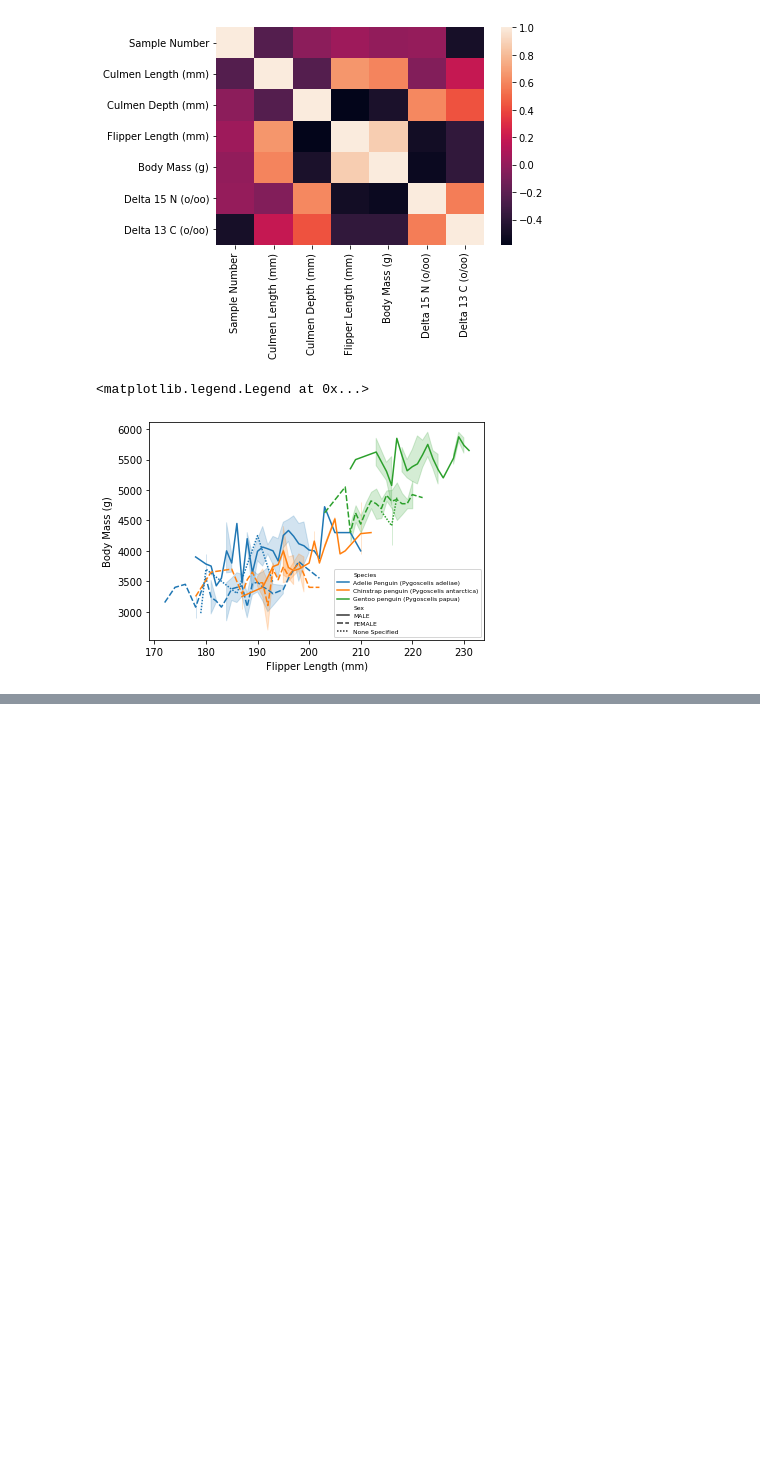
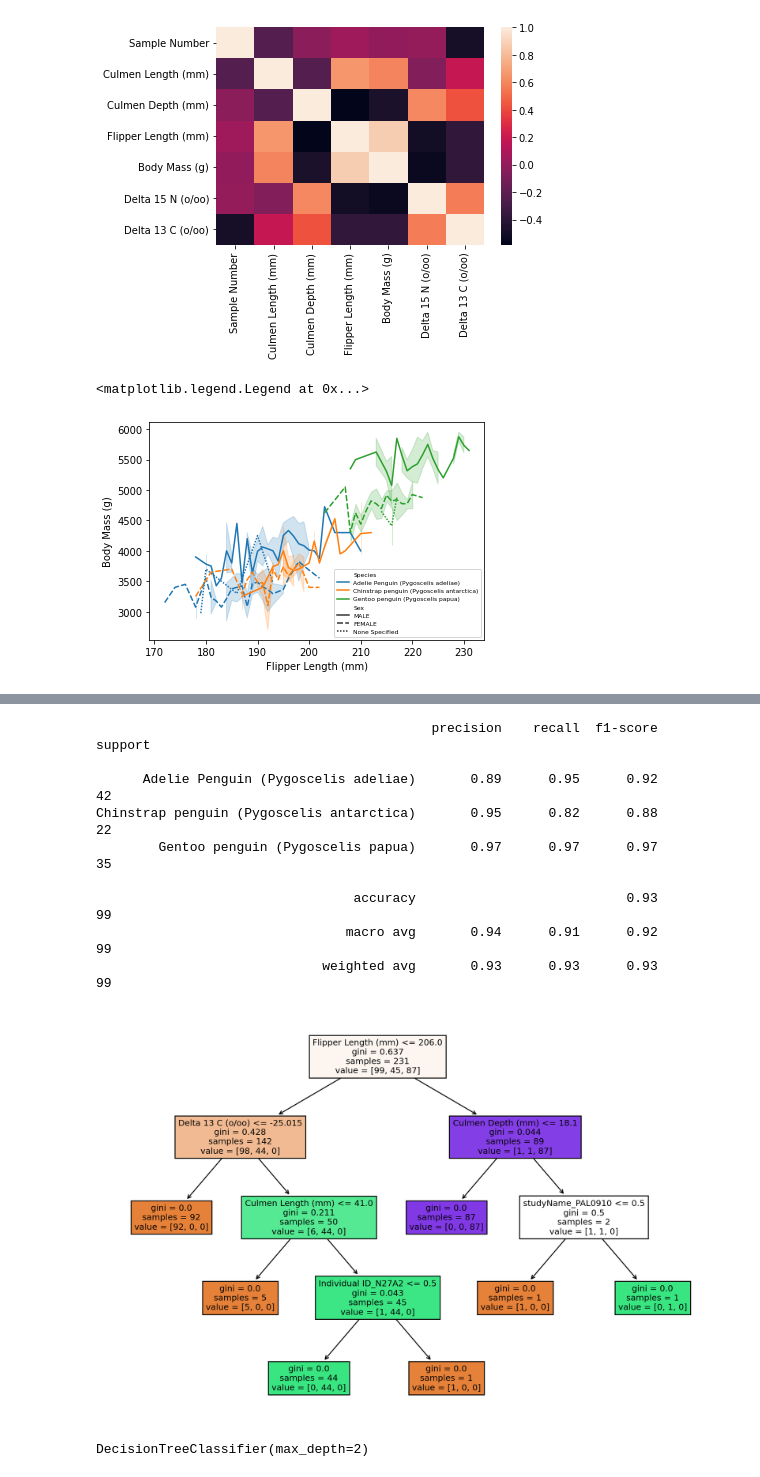
Before and after one commit to GuillaumeDupuy/Machine-Learning, a Jupyter notebook: Projet_Final.ipynb, the cells around one changed output, grey strips where cells are left out. Saved outputs shown, nothing was run; the diff lists cells and outputs as text; code cells hidden in the pictures; blank space fills up the shorter version.

```diff
--- a/Projet_Final.ipynb
+++ b/Projet_Final.ipynb
@@ -209,0 +314,25 @@ plt.legend(loc='lower right',fontsize=6)
+# %%
+def report_model(model):
+    model_pred=model.predict(X_test)
+    print(classification_report(y_test,model_pred))
+    print('\n')
+    plt.figure(figsize=(12,8),dpi=200)
+    plot_tree(model,feature_names=X.columns,filled=True)
+# %%
+report_model(model)
+# %% [output]
+                                           precision    recall  f1-score   support
+
+      Adelie Penguin (Pygoscelis adeliae)       0.89      0.95      0.92        42
+Chinstrap penguin (Pygoscelis antarctica)       0.95      0.82      0.88        22
+        Gentoo penguin (Pygoscelis papua)       0.97      0.97      0.97        35
+
+                                 accuracy                           0.93        99
+                                macro avg       0.94      0.91      0.92        99
+                             weighted avg       0.93      0.93      0.93        99
+[figure, added]
+# %%
+pruned_tree=DecisionTreeClassifier(max_depth=2)
+pruned_tree.fit(X_train,y_train)
+# %% [output]
+DecisionTreeClassifier(max_depth=2)
```
Also changed, not shown: parts of 15 cells of this notebook.
